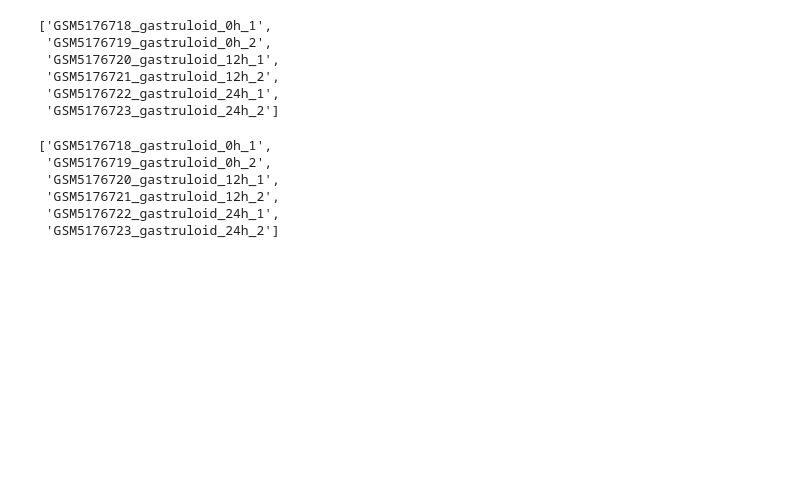
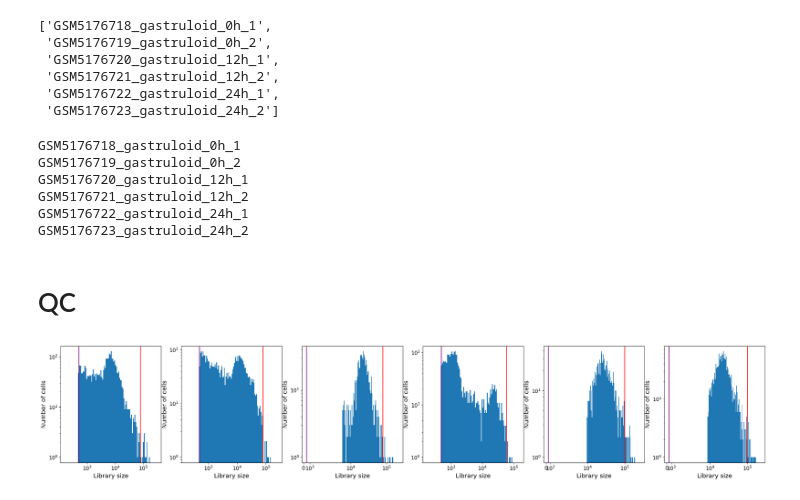
Before and after one commit to stanfish06/micropattern, a Jupyter notebook: notebooks/eda.ipynb, the cells around one changed output. Cells and saved outputs as stored; diff of their text form; code cells hidden in the pictures; blank space fills up the shorter version.

```diff
--- a/notebooks/eda.ipynb
+++ b/notebooks/eda.ipynb
@@ -72,12 +75,46 @@ sample_list
  'GSM5176722_gastruloid_24h_1',
  'GSM5176723_gastruloid_24h_2']
 # %%
+import pandas as pd
+data_path = cwd / "minn_data"
 data_list = {}
 for s in sample_list:
+    print(s)
+    dat = scprep.io.load_mtx(
+        data_path / f"{s}.matrix.tsv.gz",
+        cell_axis="column",
+        gene_names=str(data_path / f"{s}.genes.tsv.gz"),
+        cell_names=str(data_path / f"{s}.barcodes.tsv.gz"),
+        sparse=True,
+    )
+    dat.columns = dat.columns.str.replace("\t", " ")
+    dat.columns = dat.columns.str.replace(" Gene Expression", "")
+    dat.columns = pd.Index([g if len(g) == 1 else f"{g[1]} ({g[0]})" for g in dat.columns.str.split(" ")])
+    data_list[s] = dat
 # %% [output]
-['GSM5176718_gastruloid_0h_1',
- 'GSM5176719_gastruloid_0h_2',
- 'GSM5176720_gastruloid_12h_1',
- 'GSM5176721_gastruloid_12h_2',
- 'GSM5176722_gastruloid_24h_1',
- 'GSM5176723_gastruloid_24h_2']
+GSM5176718_gastruloid_0h_1
+GSM5176719_gastruloid_0h_2
+GSM5176720_gastruloid_12h_1
+GSM5176721_gastruloid_12h_2
+GSM5176722_gastruloid_24h_1
+GSM5176723_gastruloid_24h_2
+# %% [markdown]
+# QC
+# %%
+import matplotlib.pyplot as plt
+
+_, axes = plt.subplots(1, len(data_list), figsize=(5 * len(data_list), 5))
+thresholds = [
+    (500, 8e4),
+    (500, 8e4),
+    (500, 8e4),
+    (500, 6e4),
+    (500, 1e5),
+    (500, 1e5),
+]
+for (s, dat), (ax, th) in zip(data_list.items(), zip(axes, thresholds)):
+    scprep.plot.plot_library_size(dat, ax=ax)
+    ax.axvline(th[1], color='red')
+    ax.axvline(th[0], color='purple')
+# %% [output]
+[figure, added]
```
Also changed, not shown: parts of 8 cells of this notebook, 1 other file.
